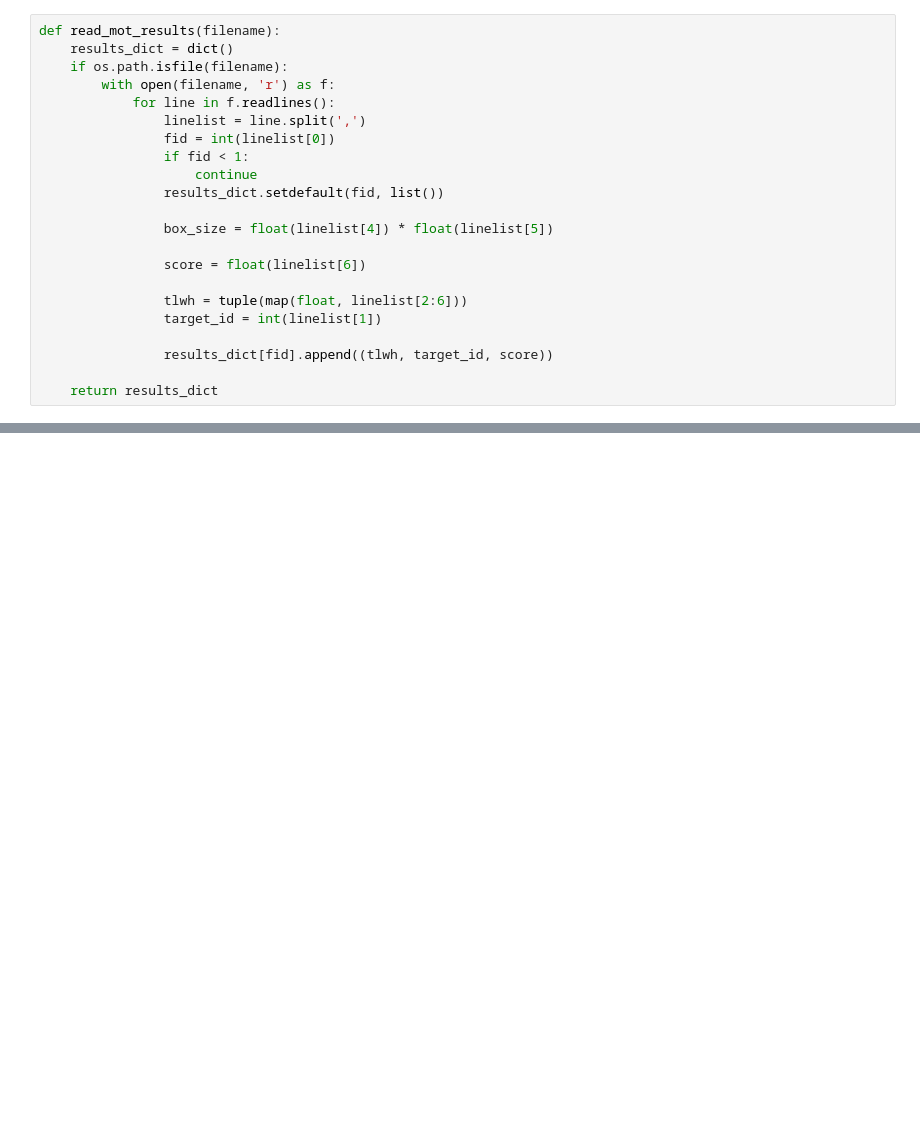
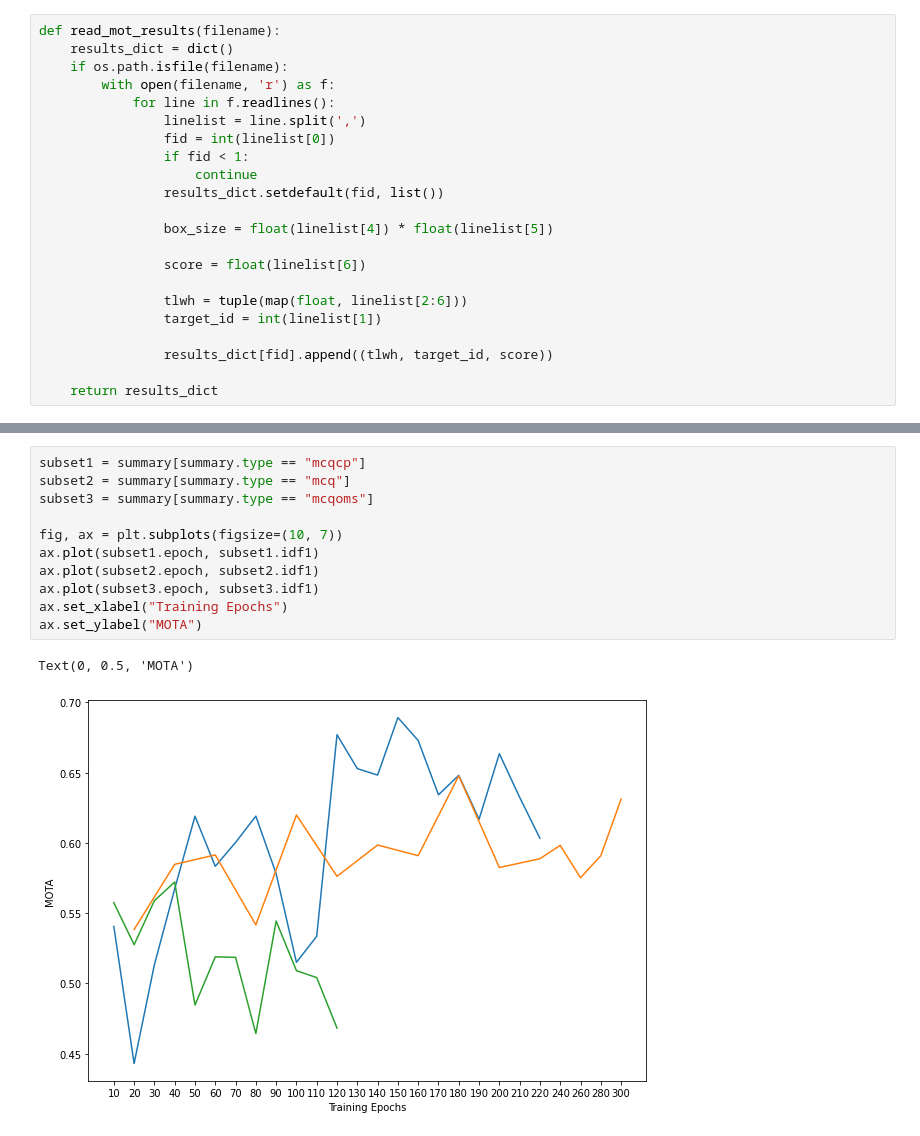
Before and after one commit to ecker-lab/PriMAT-tracking, a Jupyter notebook: own_ideas/evaluation.ipynb, the cells around one changed output, grey strips where cells are left out. Saved outputs shown, nothing was run; the diff lists cells and outputs as text; blank space fills up the shorter version.

```diff
--- a/own_ideas/evaluation.ipynb
+++ b/own_ideas/evaluation.ipynb
@@ -239,0 +191,14 @@ Index(['m20', 'm30', 'm40', 'm50', 'm60', 'm70', 'm80', 'm90', 'm100', 'm110',
+# %%
+subset1 = summary[summary.type == "mcqcp"]
+subset2 = summary[summary.type == "mcq"]
+subset3 = summary[summary.type == "mcqoms"]
+
+fig, ax = plt.subplots(figsize=(10, 7))
+ax.plot(subset1.epoch, subset1.idf1)
+ax.plot(subset2.epoch, subset2.idf1)
+ax.plot(subset3.epoch, subset3.idf1)
+ax.set_xlabel("Training Epochs")
+ax.set_ylabel("MOTA")
+# %% [output]
+Text(0, 0.5, 'MOTA')
+[figure, added]
```
Also changed, not shown: parts of 21 cells of this notebook, 38 other files.
